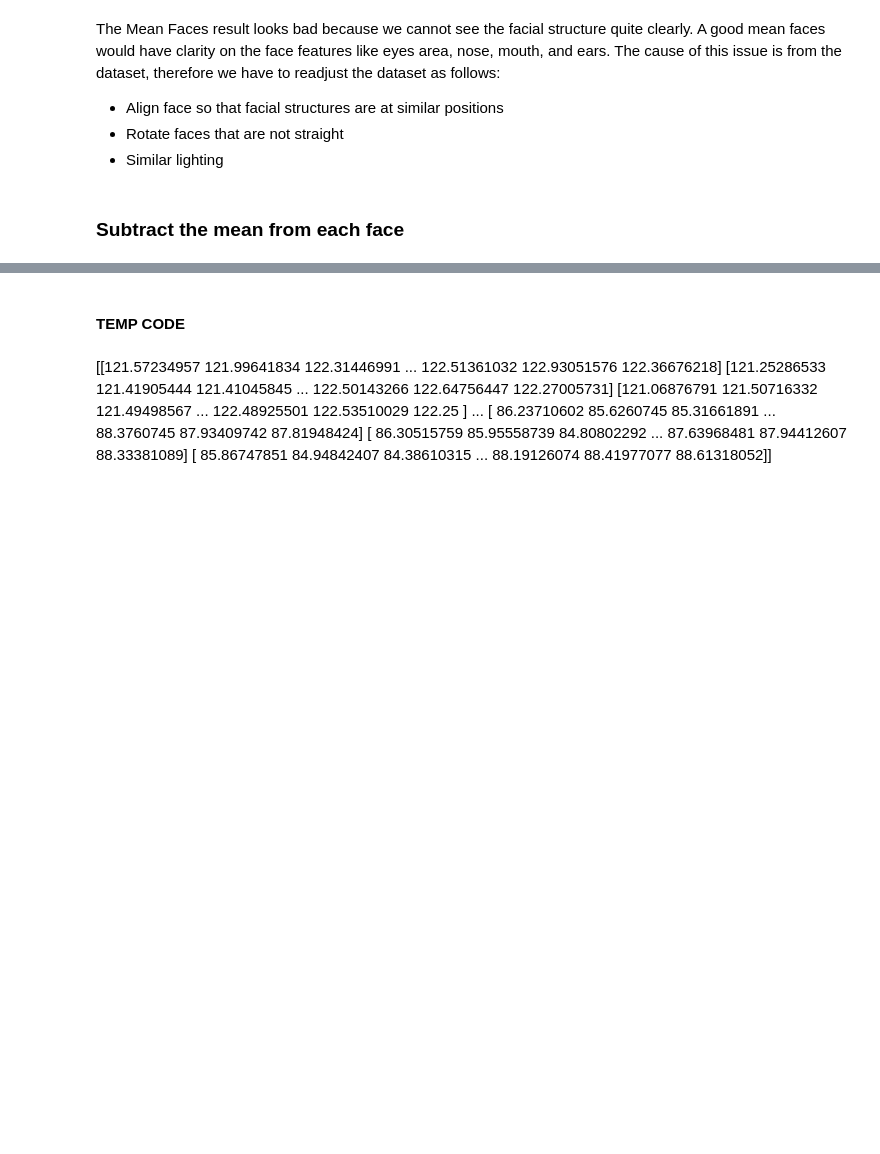
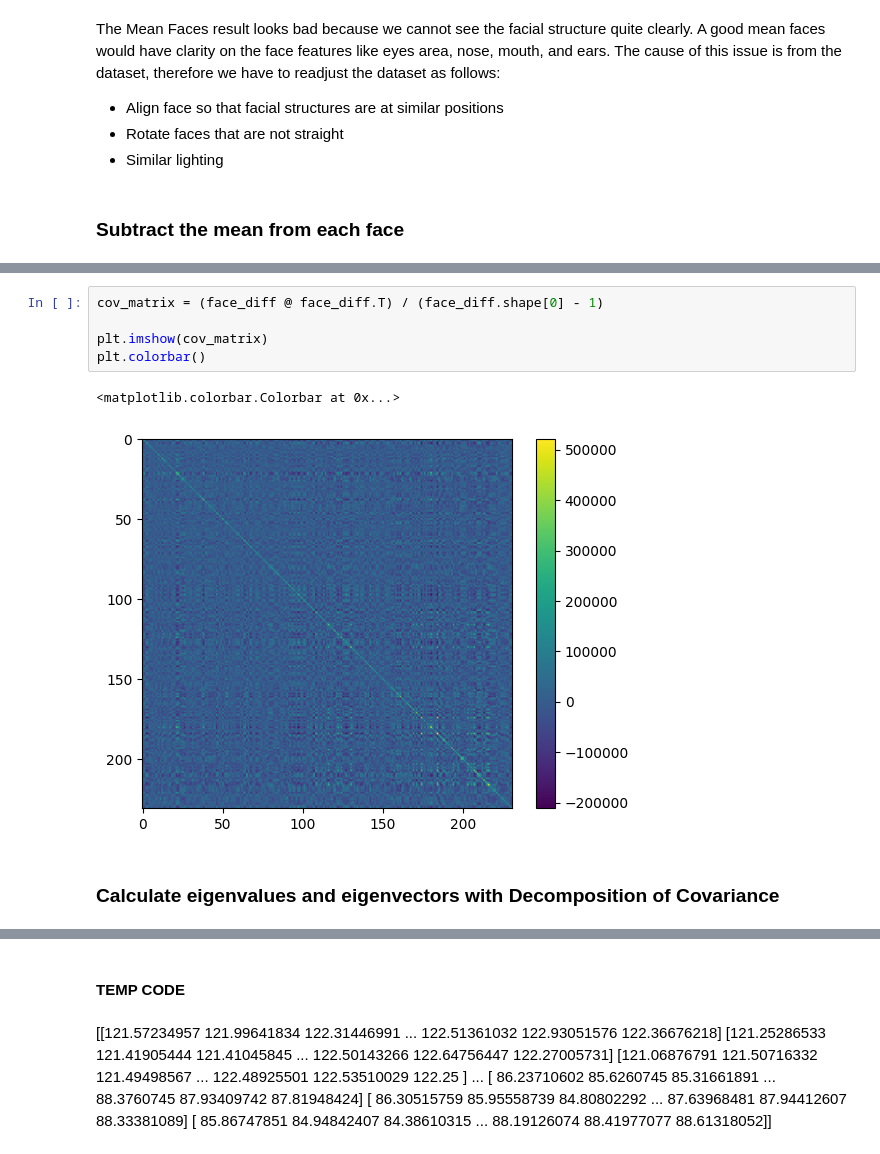
Before and after one commit to ReinerJasin/face_recognition_eigenfaces, a Jupyter notebook: project/face_recognition.ipynb, the cells around one changed output, grey strips where cells are left out. Drawn from its saved outputs; the diff is of its cells as text; blank space fills up the shorter version.

Commit message:
calculate cov matrix, eigenvalues, eigenfaces, and display result

```diff
--- a/project/face_recognition.ipynb
+++ b/project/face_recognition.ipynb
@@ -251,0 +270,10 @@ After normalized ranges from 0.0 - 1.0
+# %%
+cov_matrix = (face_diff @ face_diff.T) / (face_diff.shape[0] - 1)
+
+plt.imshow(cov_matrix)
+plt.colorbar()
+# %% [output]
+<matplotlib.colorbar.Colorbar at 0x...>
+[figure, added]
+# %% [markdown]
+### Calculate eigenvalues and eigenvectors with Decomposition of Covariance
```
Also changed, not shown: parts of 16 cells of this notebook.
